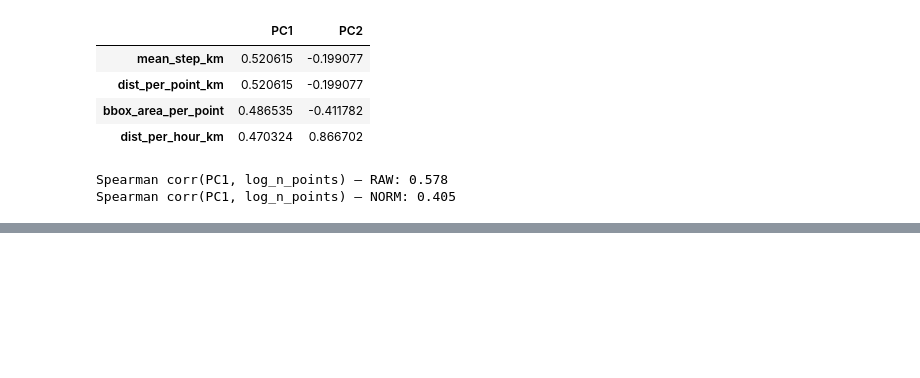
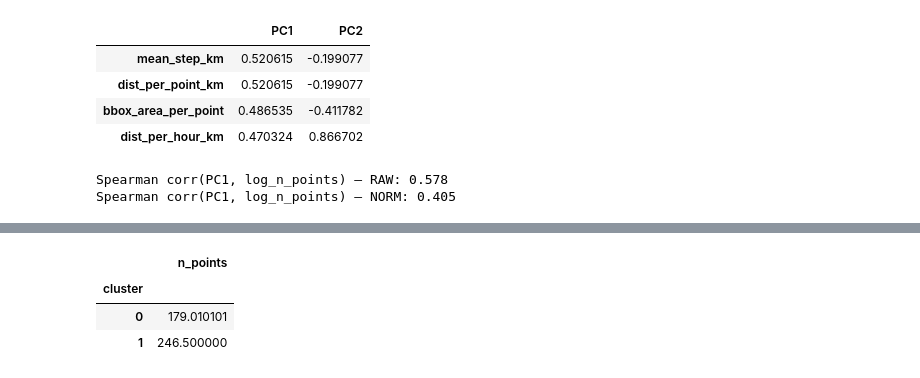
Before and after one commit to liubruce11/BA820-TeamB7, a Jupyter notebook: M2_Emily_Su_Q3.ipynb, the cells around one changed output, grey strips where cells are left out. Cells and saved outputs as stored; diff of their text form; code cells hidden in the pictures; blank space fills up the shorter version.

```diff
--- a/M2_Emily_Su_Q3.ipynb
+++ b/M2_Emily_Su_Q3.ipynb
@@ -389,0 +449,7 @@ Spearman corr(PC1, log_n_points) — NORM: 0.405
+# %%
+cluster_df.groupby("cluster")[["n_points"]].mean()
+# %% [output]
+|  | n_points |
+| cluster |  |
+| 0 | 179.010101 |
+| 1 | 246.500000 |
```
Also changed, not shown: parts of 30 cells of this notebook.
